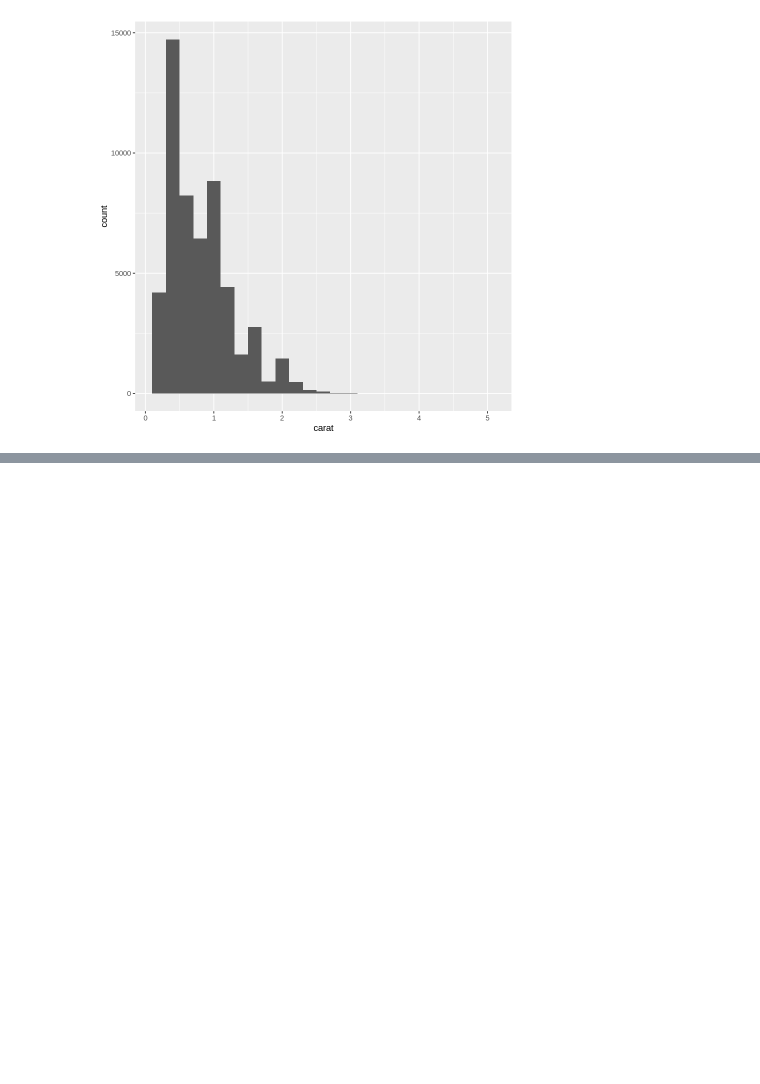
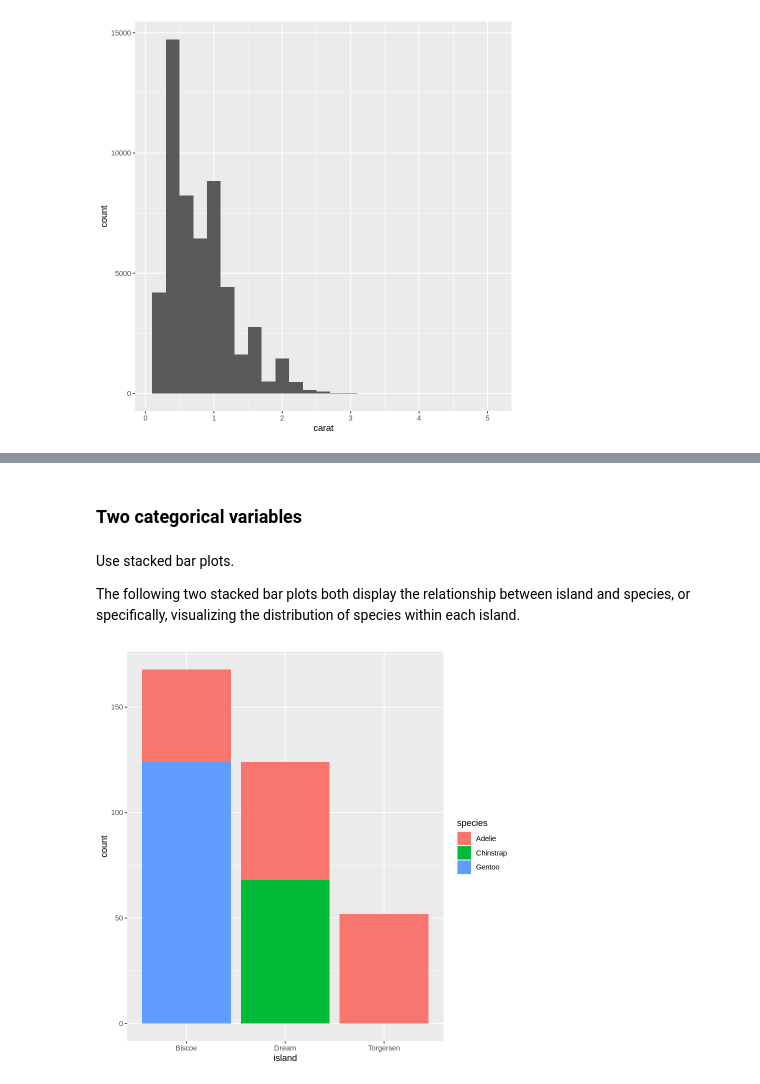
Before and after one commit to khuongduying/dataviz, a Jupyter notebook: DataViz_1.ipynb, the cells around one changed output, grey strips where cells are left out. Drawn from its saved outputs; the diff is of its cells as text; code cells hidden in the pictures; blank space fills up the shorter version.

```diff
--- a/DataViz_1.ipynb
+++ b/DataViz_1.ipynb
@@ -457,0 +494,10 @@ ggplot(diamonds, aes(x=carat)) + geom_histogram(binwidth=0.2)
+# %% [markdown]
+### Two categorical variables
+# %% [markdown]
+Use stacked bar plots.
+
+The following two stacked bar plots both display the relationship between island and species, or specifically, visualizing the distribution of species within each island.
+# %%
+ggplot(penguins, aes(x=island, fill=species)) + geom_bar()
+# %% [output]
+[figure, added]
```
Also changed, not shown: parts of 19 cells of this notebook.
